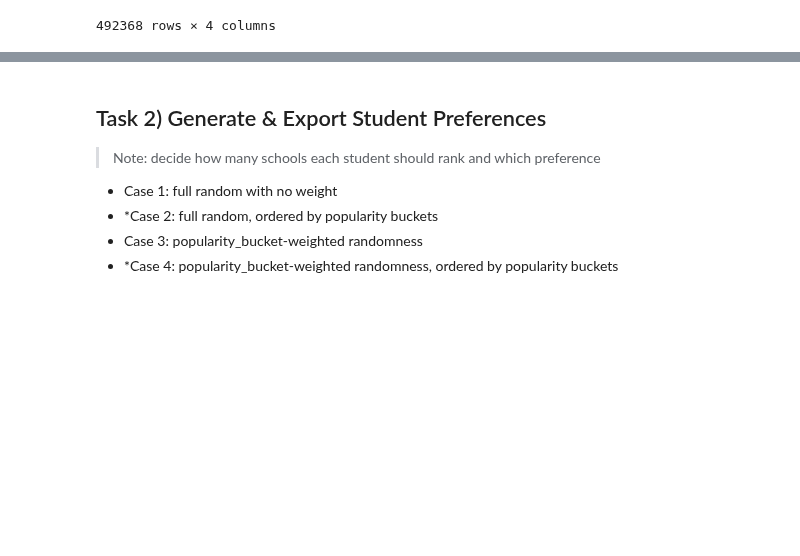
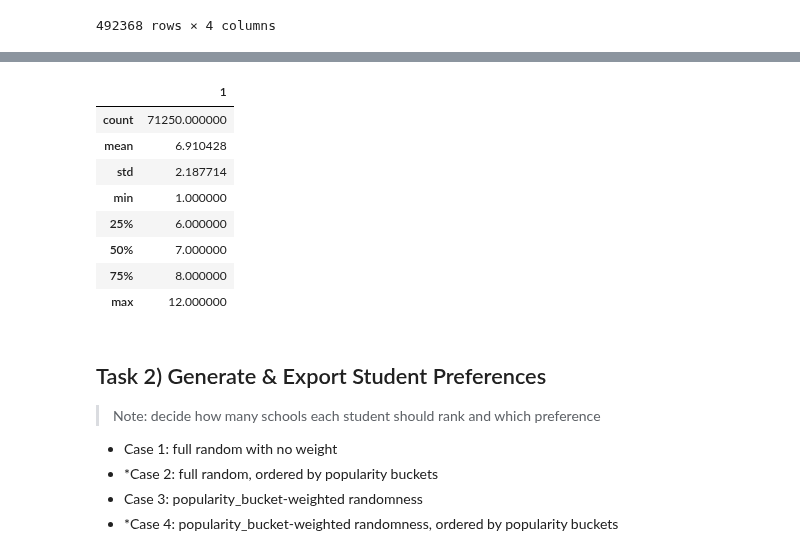
Before and after one commit to KoraSHughes/DataLife, a Jupyter notebook: BackEnd/load.ipynb, the cells around one changed output, grey strips where cells are left out. Drawn from its saved outputs; the diff is of its cells as text; code cells hidden in the pictures; blank space fills up the shorter version.

```diff
--- a/BackEnd/load.ipynb
+++ b/BackEnd/load.ipynb
@@ -627,3 +647,15 @@ ranking_df
+# %%
+num_rank.describe()
+# %% [output]
+|  | 1 |
+| count | 71250.000000 |
+| mean | 6.910428 |
+| std | 2.187714 |
+| min | 1.000000 |
+| 25% | 6.000000 |
+| 50% | 7.000000 |
+| 75% | 8.000000 |
+| max | 12.000000 |
 # %% [markdown]
 ## Task 2) Generate & Export Student Preferences
 > Note: decide how many schools each student should rank and which preference
```
Also changed, not shown: parts of 2 cells of this notebook, 3 other files.
